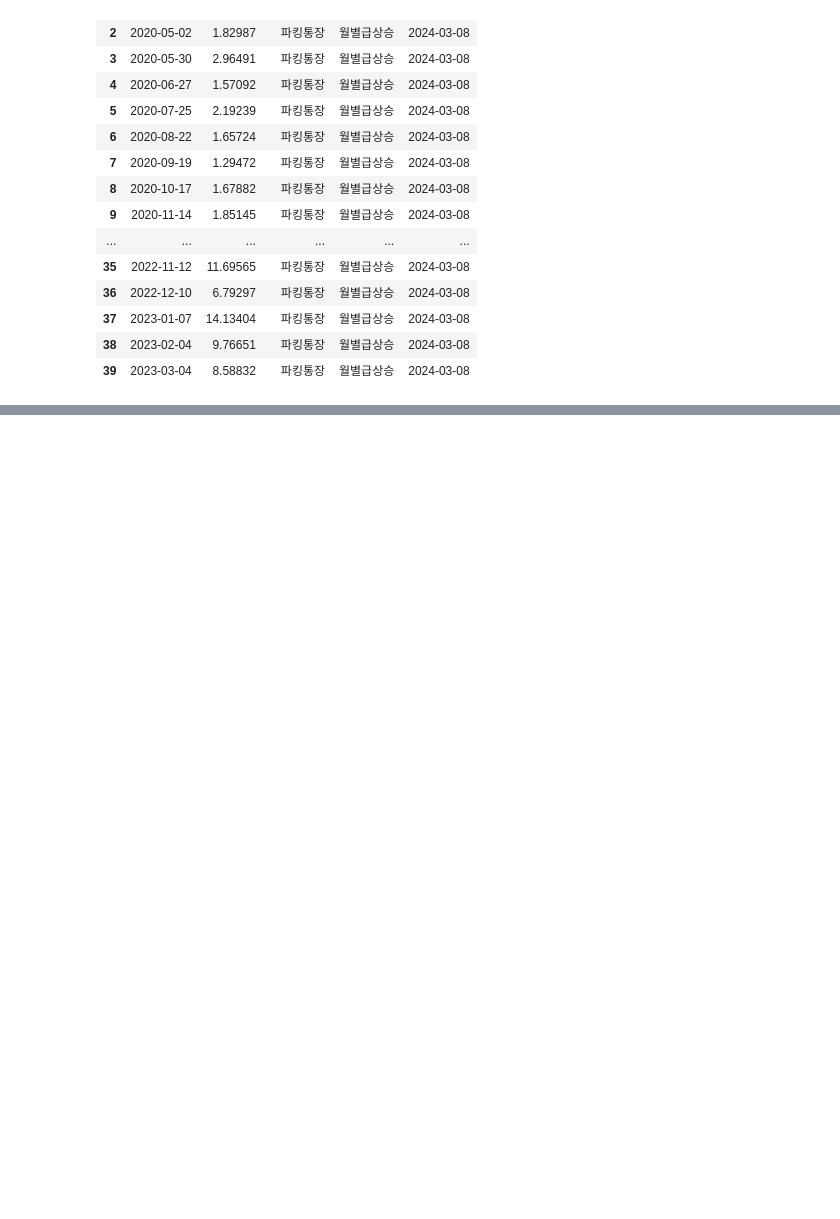
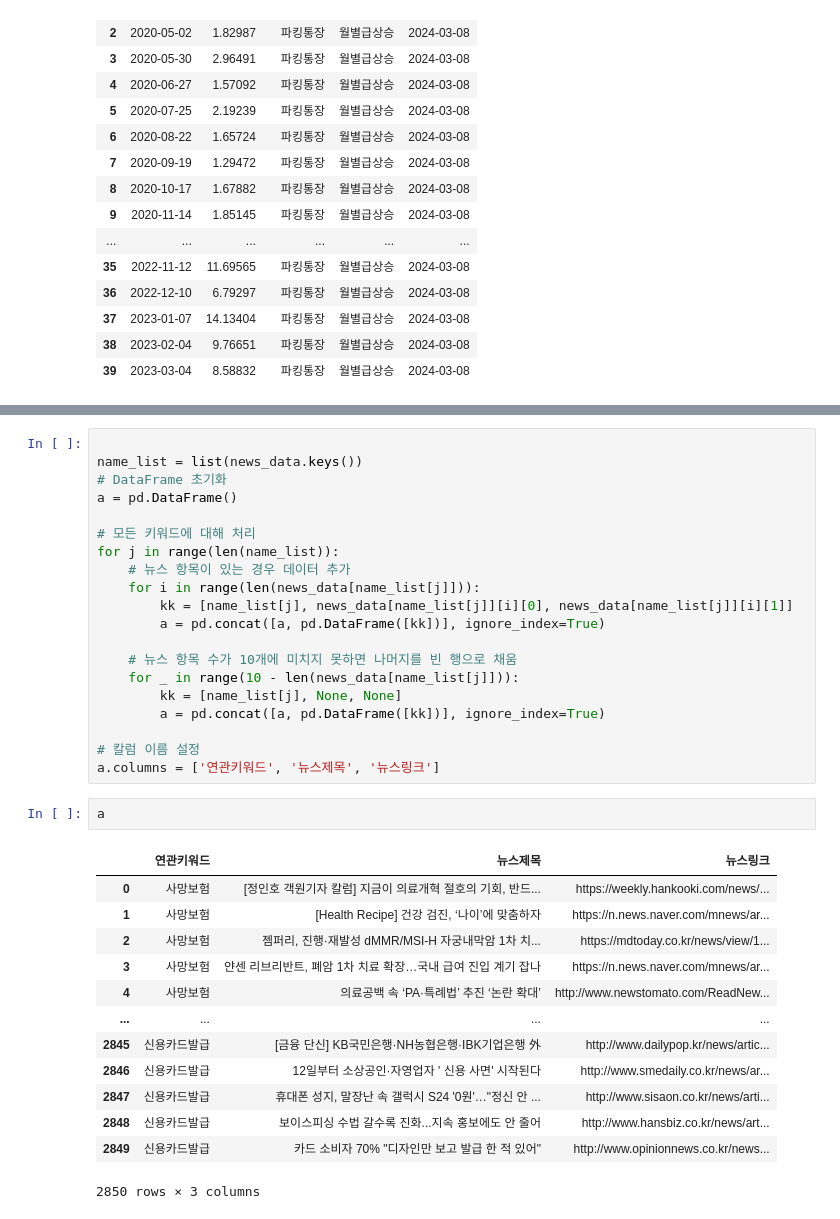
Before and after one commit to rse112/FinTrendX, a Jupyter notebook: main_file.ipynb, the cells around one changed output, grey strips where cells are left out. Saved outputs shown, nothing was run; the diff lists cells and outputs as text; blank space fills up the shorter version.

```diff
--- a/main_file.ipynb
+++ b/main_file.ipynb
@@ -548,0 +706,36 @@ for index, row in collected_keywords_data.iterrows():
+# %%
+
+name_list = list(news_data.keys())
+# DataFrame 초기화
+a = pd.DataFrame()
+
+# 모든 키워드에 대해 처리
+for j in range(len(name_list)):
+    # 뉴스 항목이 있는 경우 데이터 추가
+    for i in range(len(news_data[name_list[j]])):
+        kk = [name_list[j], news_data[name_list[j]][i][0], news_data[name_list[j]][i][1]]
+        a = pd.concat([a, pd.DataFrame([kk])], ignore_index=True)
+
+    # 뉴스 항목 수가 10개에 미치지 못하면 나머지를 빈 행으로 채움
+    for _ in range(10 - len(news_data[name_list[j]])):
+        kk = [name_list[j], None, None]
+        a = pd.concat([a, pd.DataFrame([kk])], ignore_index=True)
+
+# 칼럼 이름 설정
+a.columns = ['연관키워드', '뉴스제목', '뉴스링크']
+# %%
+a
+# %% [output]
+|  | 연관키워드 | 뉴스제목 | 뉴스링크 |
+| 0 | 사망보험 | [정인호 객원기자 칼럼] 지금이 의료개혁 절호의 기회, 반드... | https://weekly.hankooki.com/news/... |
+| 1 | 사망보험 | [Health Recipe] 건강 검진, ‘나이’에 맞춤하자 | https://n.news.naver.com/mnews/ar... |
+| 2 | 사망보험 | 젬퍼리, 진행·재발성 dMMR/MSI-H 자궁내막암 1차 치... | https://mdtoday.co.kr/news/view/1... |
+| 3 | 사망보험 | 얀센 리브리반트, 폐암 1차 치료 확장…국내 급여 진입 계기 잡나 | https://n.news.naver.com/mnews/ar... |
+| 4 | 사망보험 | 의료공백 속 ‘PA·특례법’ 추진 ‘논란 확대’ | http://www.newstomato.com/ReadNew... |
+| ... | ... | ... | ... |
+| 2845 | 신용카드발급 | [금융 단신] KB국민은행·NH농협은행·IBK기업은행 外 | http://www.dailypop.kr/news/artic... |
+| 2846 | 신용카드발급 | 12일부터 소상공인·자영업자 ' 신용 사면' 시작된다 | http://www.smedaily.co.kr/news/ar... |
+| 2847 | 신용카드발급 | 휴대폰 성지, 말장난 속 갤럭시 S24 '0원'…"정신 안 ... | http://www.sisaon.co.kr/news/arti... |
+| 2848 | 신용카드발급 | 보이스피싱 수법 갈수록 진화...지속 홍보에도 안 줄어 | http://www.hansbiz.co.kr/news/art... |
+| 2849 | 신용카드발급 | 카드 소비자 70% "디자인만 보고 발급 한 적 있어" | http://www.opinionnews.co.kr/news... |
+2850 rows × 3 columns
```
Also changed, not shown: parts of 13 cells of this notebook, 8 other files.
